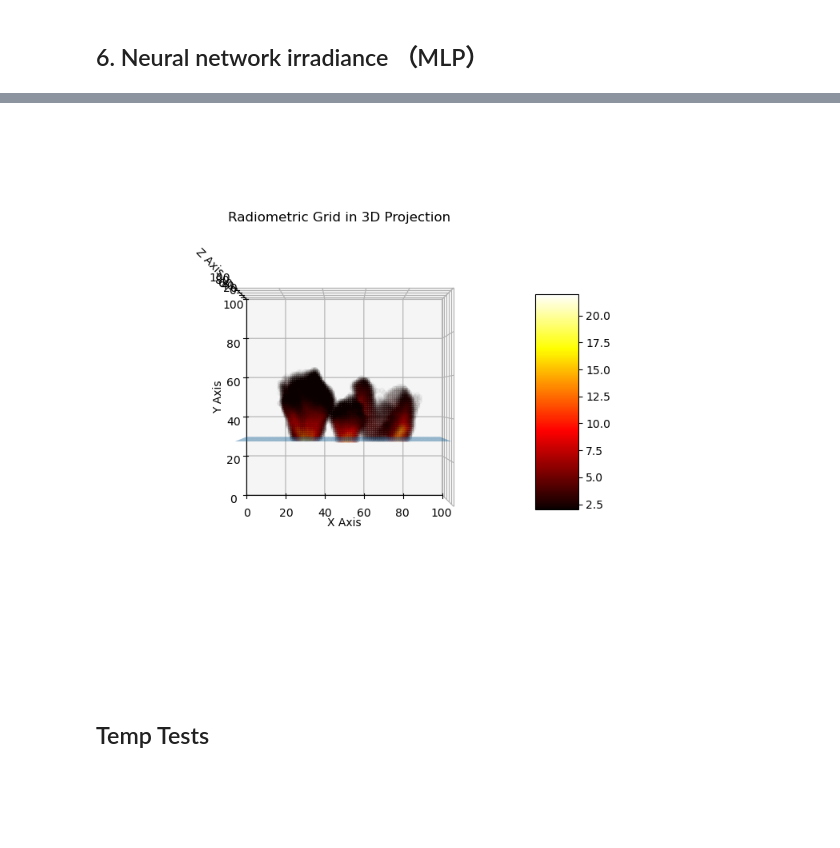
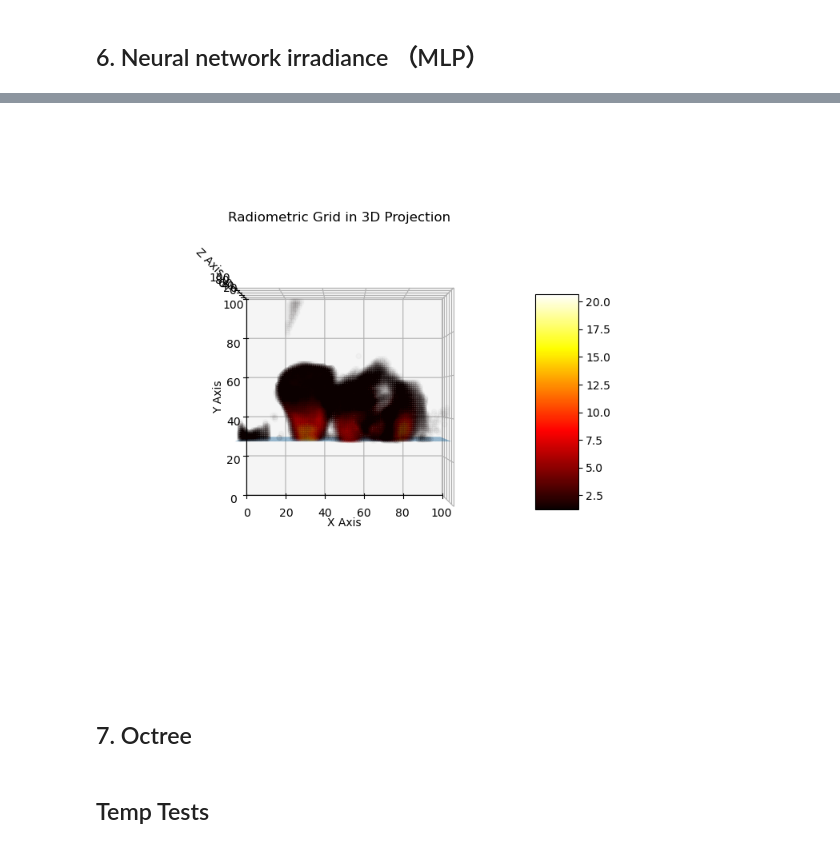
Before and after one commit to swirling-wind/Eikonal-Voxel-Rendering, a Jupyter notebook: main.ipynb, the cells around one changed output, grey strips where cells are left out. Drawn from its saved outputs; the diff is of its cells as text; code cells hidden in the pictures; blank space fills up the shorter version.

```diff
--- a/main.ipynb
+++ b/main.ipynb
@@ -344,9 +344,9 @@ def show_radiometric_grid_3d(radiometric_grid: torch.Tensor, threshold=3.0, only
     mappable = ScalarMappable(norm=norm, cmap='hot')
     mappable.set_array(radiometric_grid_filtered)
 
-    ax.scatter(x_points, y_points, z_points, c=radiometric_grid_filtered, cmap='hot', alpha=0.03)
+    ax.scatter(x_points, y_points, z_points, c=radiometric_grid_filtered, cmap='hot', alpha=0.02)
     fig.colorbar(mappable, ax=ax, shrink=0.5, aspect=5)  # Add colorbar
     plt.show()
 
-show_radiometric_grid_3d(irradiance_grid, threshold=2, only_above_floor=True)
+show_radiometric_grid_3d(irradiance_grid, threshold=1.2, only_above_floor=True)
 # %% [output]
@@ -379,7 +379,7 @@ class IrradianceNet(nn.Module):
     def forward(self, x):
         return self.model(x).squeeze()
 
-def prepare_data(irradiance: torch.Tensor, train_ratio=0.95) -> tuple[torch.Tensor, torch.Tensor, torch.Tensor, torch.Tensor]:
+def prepare_data(irradiance: torch.Tensor, train_ratio=0.90) -> tuple[torch.Tensor, torch.Tensor, torch.Tensor, torch.Tensor]:
     x = np.arange(irradiance.shape[0])
     y = np.arange(irradiance.shape[1])
     z = np.arange(irradiance.shape[2])
@@ -387,11 +387,11 @@ def prepare_data(irradiance: torch.Tensor, train_ratio=0.95) -> tuple[torch.Tens
     inputs = np.stack((X, Y, Z), axis=-1).reshape(-1, 3)
     targets = irradiance.flatten()
 
-    inputs = torch.tensor(inputs, dtype=torch.float32).to(device)
-    targets = torch.tensor(targets, dtype=torch.float32).to(device)
+    inputs = torch.from_numpy(inputs).float().to(device)
+    targets = targets.clone().detach().to(device)
 
     # Random shuffle
-    torch.manual_seed(SEED)
+    # torch.manual_seed(SEED)
     indices = torch.randperm(len(inputs))
     inputs = inputs[indices]
     targets = targets[indices]
@@ -404,11 +404,11 @@ def prepare_data(irradiance: torch.Tensor, train_ratio=0.95) -> tuple[torch.Tens
     return train_inputs, val_inputs, train_targets, val_targets
 
 def train_model(model: IrradianceNet, train_inputs: torch.Tensor, val_inputs: torch.Tensor, train_targets: torch.Tensor, val_targets: torch.Tensor,
-                num_epochs=400, batch_size=1024, patience=400):
+                num_epochs=320, batch_size=1024, patience=60):
     torch.cuda.empty_cache()
 
     criterion = nn.MSELoss()
-    optimizer = torch.optim.Adam(model.parameters(), lr=0.001)
+    optimizer = torch.optim.Adam(model.parameters(), lr=0.002)
 
     best_val_loss = float('inf')
     epochs_no_improve = 0
@@ -432,10 +432,11 @@ def train_model(model: IrradianceNet, train_inputs: torch.Tensor, val_inputs: to
             val_outputs = model(val_inputs)
             val_loss = criterion(val_outputs, val_targets)
 
-        if val_loss < best_val_loss:
+        if val_loss < best_val_loss * 0.95: # at least 5% improvement
             best_val_loss = val_loss
             epochs_no_improve = 0
             best_model = model.state_dict()
+            print(f"Current best model is at epoch {epoch + 1} and val loss: {val_loss.item():.4f}")
         else:
             epochs_no_improve += 1
 
@@ -443,7 +444,7 @@ def train_model(model: IrradianceNet, train_inputs: torch.Tensor, val_inputs: to
             print(f'Early stopping triggered at epoch {epoch + 1}')
             break
 
-        if (epoch + 1) % 20 == 0:
+        if (epoch + 1) % 40 == 0:
             print(f'Epoch [{epoch+1}/{num_epochs}], Train Loss: {loss.item():.4f}, Val Loss: {val_loss.item():.4f}')
 
     assert best_model is not None
@@ -478,21 +476,23 @@ Epoch [400/400], Train Loss: 0.2773, Val Loss: 0.2452
 # %%
 def generate_irradiance_field_3d(model: IrradianceNet, size=100) -> torch.Tensor:
     x = np.arange(size)
     y = np.arange(size)
     z = np.arange(size)
     X, Y, Z = np.meshgrid(x, y, z)
     coords = np.stack((X, Y, Z), axis=-1).reshape(-1, 3)
     with torch.no_grad():
         inputs = torch.tensor(coords, dtype=torch.float32, device=device)
         predictions = model(inputs)
 
     return predictions.reshape(size, size, size)
 
 
 predicted_irradiance = generate_irradiance_field_3d(model)
-show_radiometric_grid_3d(predicted_irradiance, threshold=2, only_above_floor=True)
+show_radiometric_grid_3d(predicted_irradiance, threshold=1.2, only_above_floor=True)
 # %% [output]
-[figure, old version]
+[figure, new version]
+# %% [markdown]
+## 7. Octree
 # %% [markdown]
 ## Temp Tests
 # %%
```
Also changed, not shown: parts of 4 cells of this notebook, 3 other files.
